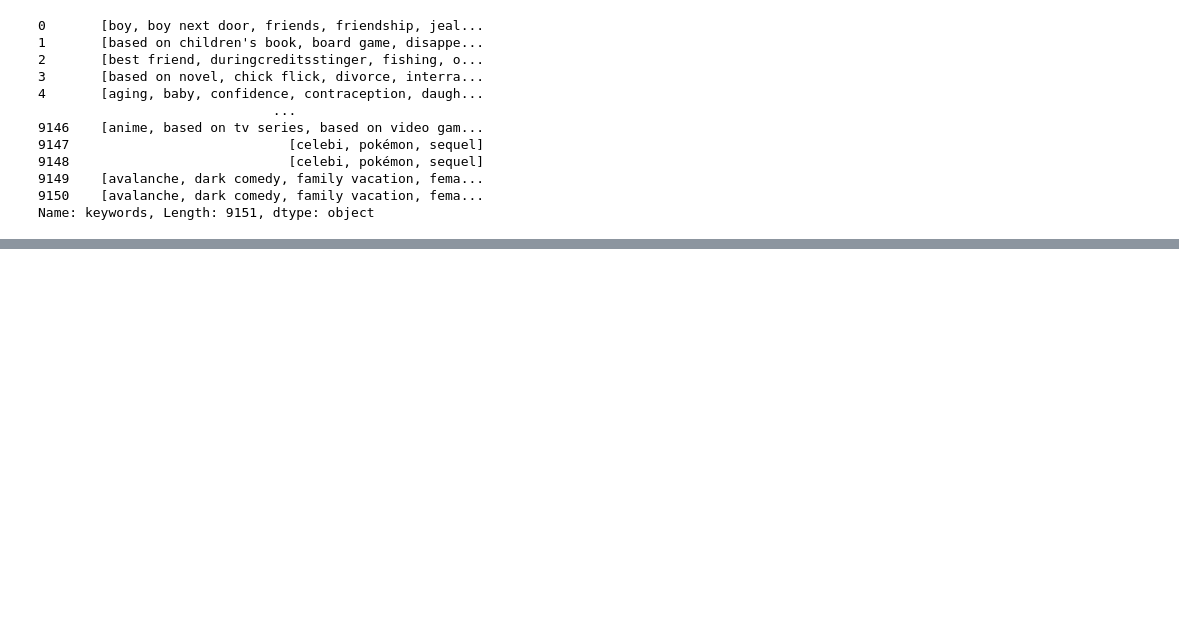
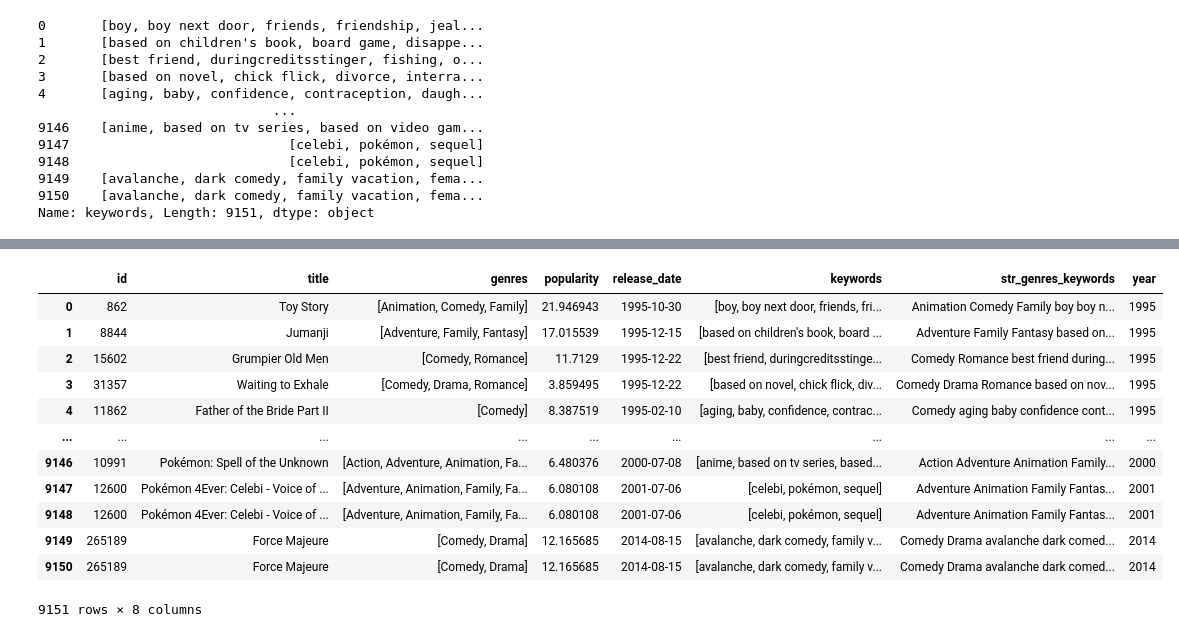
Before and after one commit to hanyong5/2025python, a Jupyter notebook: 02code/02contentbow/02tfidf02.ipynb, the cells around one changed output, grey strips where cells are left out. Drawn from its saved outputs; the diff is of its cells as text; code cells hidden in the pictures; blank space fills up the shorter version.

```diff
--- a/02code/02contentbow/02tfidf02.ipynb
+++ b/02code/02contentbow/02tfidf02.ipynb
@@ -101,3 +103,5 @@ movies['keywords']
 9149    [avalanche, dark comedy, family vacation, fema...
 9150    [avalanche, dark comedy, family vacation, fema...
 Name: keywords, Length: 9151, dtype: object
+# %%
+movies['str_genres_keywords'] = movies['genres'] + movies['keywords']
@@ -103,0 +170,16 @@ Name: keywords, Length: 9151, dtype: object
+# %%
+movies
+# %% [output]
+|  | id | title | genres | popularity | release_date | keywords | str_genres_keywords | year |
+| 0 | 862 | Toy Story | [Animation, Comedy, Family] | 21.946943 | 1995-10-30 | [boy, boy next door, friends, fri... | Animation Comedy Family boy boy n... | 1995 |
+| 1 | 8844 | Jumanji | [Adventure, Family, Fantasy] | 17.015539 | 1995-12-15 | [based on children's book, board ... | Adventure Family Fantasy based on... | 1995 |
+| 2 | 15602 | Grumpier Old Men | [Comedy, Romance] | 11.7129 | 1995-12-22 | [best friend, duringcreditsstinge... | Comedy Romance best friend during... | 1995 |
+| 3 | 31357 | Waiting to Exhale | [Comedy, Drama, Romance] | 3.859495 | 1995-12-22 | [based on novel, chick flick, div... | Comedy Drama Romance based on nov... | 1995 |
+| 4 | 11862 | Father of the Bride Part II | [Comedy] | 8.387519 | 1995-02-10 | [aging, baby, confidence, contrac... | Comedy aging baby confidence cont... | 1995 |
+| ... | ... | ... | ... | ... | ... | ... | ... | ... |
+| 9146 | 10991 | Pokémon: Spell of the Unknown | [Action, Adventure, Animation, Fa... | 6.480376 | 2000-07-08 | [anime, based on tv series, based... | Action Adventure Animation Family... | 2000 |
+| 9147 | 12600 | Pokémon 4Ever: Celebi - Voice of ... | [Adventure, Animation, Family, Fa... | 6.080108 | 2001-07-06 | [celebi, pokémon, sequel] | Adventure Animation Family Fantas... | 2001 |
+| 9148 | 12600 | Pokémon 4Ever: Celebi - Voice of ... | [Adventure, Animation, Family, Fa... | 6.080108 | 2001-07-06 | [celebi, pokémon, sequel] | Adventure Animation Family Fantas... | 2001 |
+| 9149 | 265189 | Force Majeure | [Comedy, Drama] | 12.165685 | 2014-08-15 | [avalanche, dark comedy, family v... | Comedy Drama avalanche dark comed... | 2014 |
+| 9150 | 265189 | Force Majeure | [Comedy, Drama] | 12.165685 | 2014-08-15 | [avalanche, dark comedy, family v... | Comedy Drama avalanche dark comed... | 2014 |
+9151 rows × 8 columns
```
Also changed, not shown: parts of 21 cells of this notebook.
